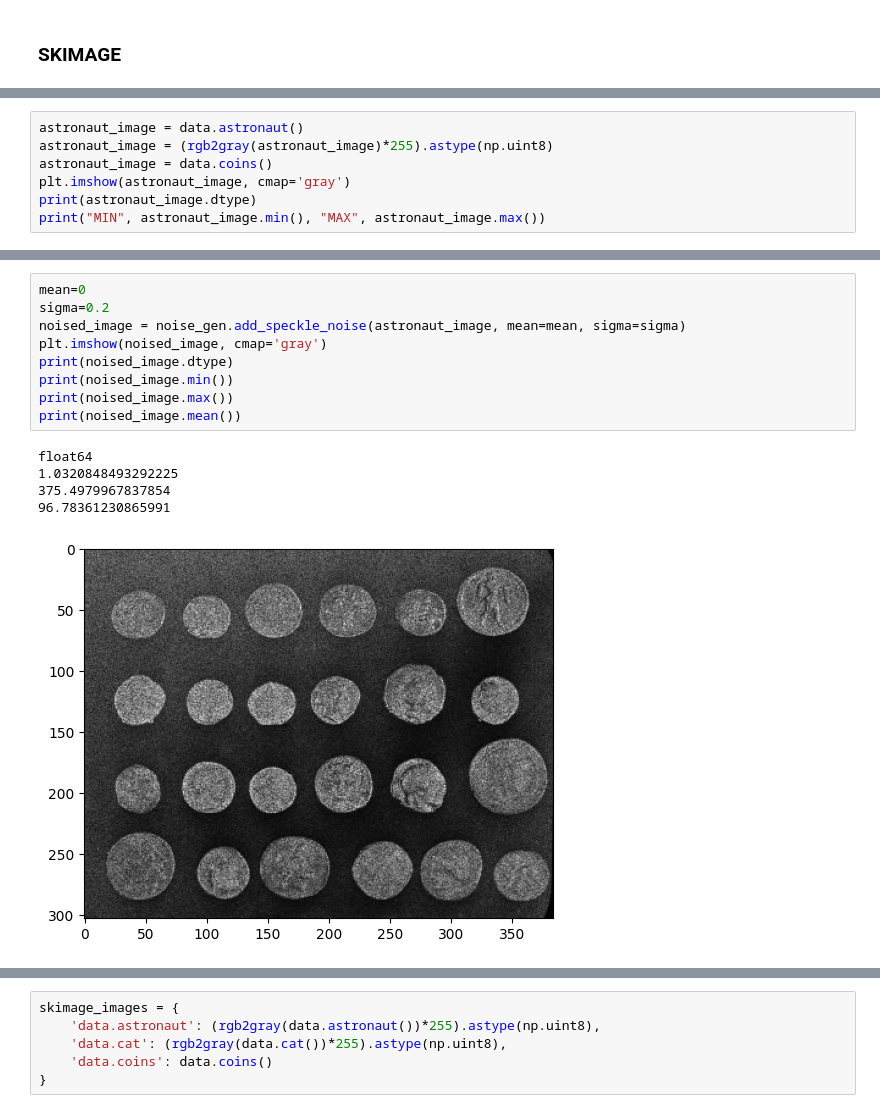
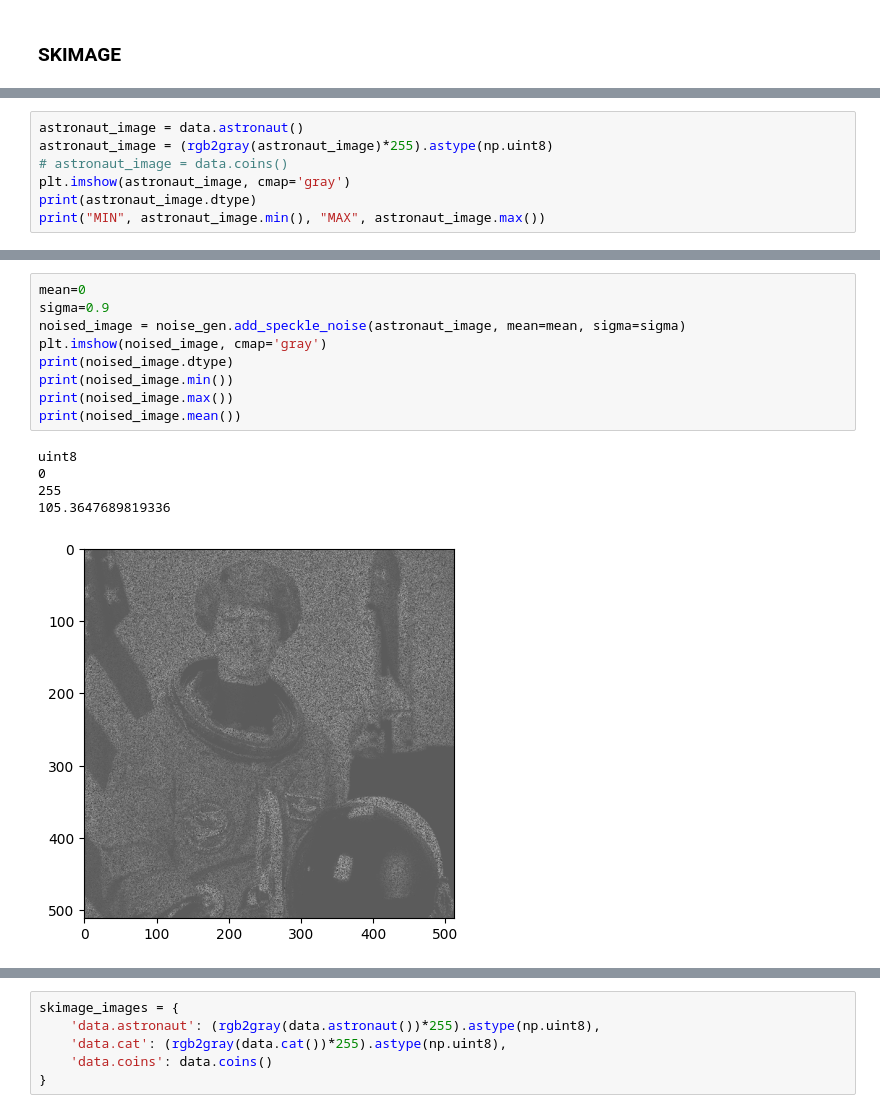
Before and after one commit to alvaroalbuquerque/SCS_plane_study, a Jupyter notebook: noise_analysis_speckle.ipynb, the cells around one changed output, grey strips where cells are left out. Saved outputs shown, nothing was run; the diff lists cells and outputs as text.

```diff
--- a/noise_analysis_speckle.ipynb
+++ b/noise_analysis_speckle.ipynb
@@ -207,7 +252,7 @@ data_ss.to_csv(f"results/noise_analysis/speckle/speckle_analysis.csv", index = F
 # %%
 astronaut_image = data.astronaut()
 astronaut_image = (rgb2gray(astronaut_image)*255).astype(np.uint8)
-astronaut_image = data.coins()
+# astronaut_image = data.coins()
 plt.imshow(astronaut_image, cmap='gray')
 print(astronaut_image.dtype)
 print("MIN", astronaut_image.min(), "MAX", astronaut_image.max())
@@ -222,18 +267,18 @@ generate_histogram(astronaut_image, isNormalized=True, title=f'astronaut')
 # %%
 mean=0
-sigma=0.2
+sigma=0.9
 noised_image = noise_gen.add_speckle_noise(astronaut_image, mean=mean, sigma=sigma)
 plt.imshow(noised_image, cmap='gray')
 print(noised_image.dtype)
 print(noised_image.min())
 print(noised_image.max())
 print(noised_image.mean())
 # %% [output]
-float64
-1.0320848493292225
-375.4979967837854
-96.78361230865991
+uint8
+0
+255
+105.3647689819336
-[figure, old version]
+[figure, new version]
 # %%
 generate_histogram(noised_image, isNormalized=True, title=f'astronaut')
 # %% [output]
```
Also changed, not shown: parts of 7 cells of this notebook, 1 other file.
